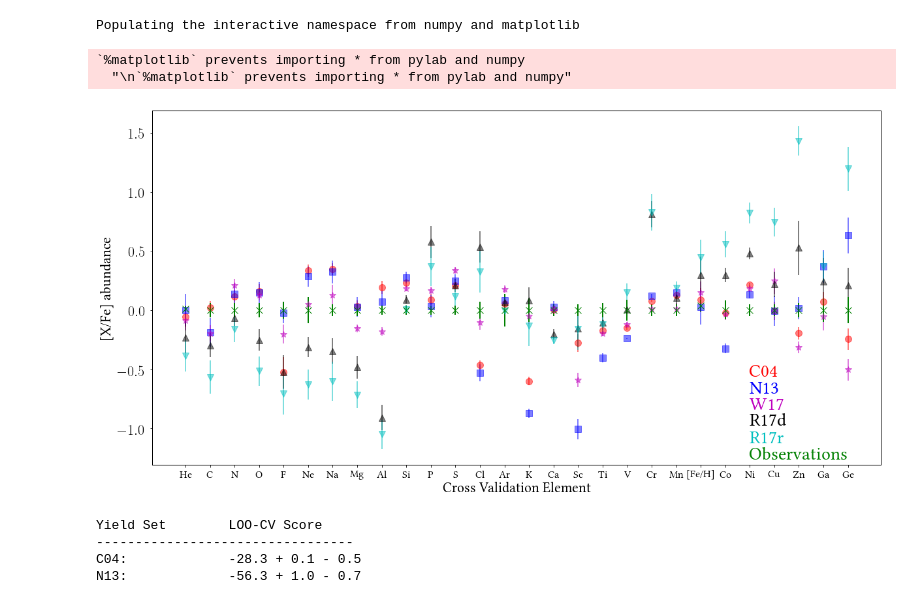
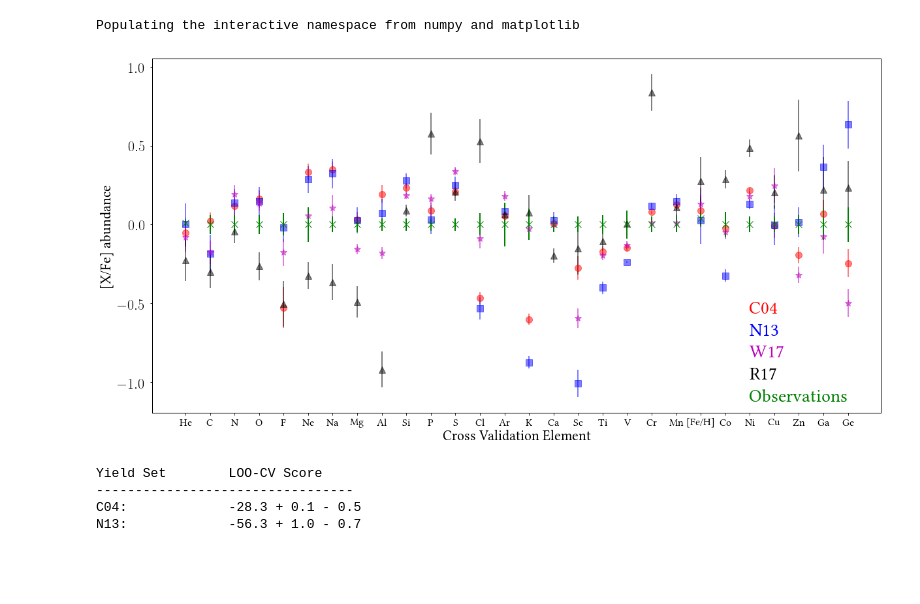
Before and after one commit to oliverphilcox/ChempyMulti, a Jupyter notebook: Overall LOO-CV Scores.ipynb, the cells around one changed output. Cells and saved outputs as stored; diff of their text form; code cells hidden in the pictures; blank space fills up the shorter version.

```diff
--- a/Overall LOO-CV Scores.ipynb
+++ b/Overall LOO-CV Scores.ipynb
@@ -1,31 +1,27 @@
 # %%
 %pylab inline
-dat2 = np.load('/home/philcox/Save/OVERALL/Hogg_element_predictions_chieffi04_net.npz')
-dat3 = np.load('/home/philcox/Save/OVERALL/Hogg_element_predictions_Nomoto2013_net.npz')
-dat4 = np.load('/home/philcox/Save/OVERALL/Hogg_normalised_element_predictions_NuGrid_net_delay.npz')
-dat5 = np.load('/home/philcox/Save/OVERALL/Hogg_normalised_element_predictions_NuGrid_net_rapid.npz')
-dat6 = np.load('/home/philcox/Save/OVERALL/Hogg_normalised_element_predictions_West15_net.npz')
+dat2 = np.load('/home/philcox/Save/OverallAll/Hogg_element_predictions_chieffi04_net.npz')
+dat3 = np.load('/home/philcox/Save/OverallAll/Hogg_element_predictions_Nomoto2013_net.npz')
+dat4 = np.load('/home/philcox/Save/OverallAll/Hogg_normalised_element_predictions_NuGrid_net.npz')
+dat6 = np.load('/home/philcox/Save/OverallAll/Hogg_normalised_element_predictions_West17_net.npz')
 
-name_list = ['C04','N13','W17','R17d','R17r']
-shape_list = ['o','s','*','^','v']
-color_list = ['r','b','m','k','c']
+name_list = ['C04','N13','W17','R17']
+shape_list = ['o','s','*','^']
+color_list = ['r','b','m','k']
 
-data_list = [dat2,dat3,dat6,dat4,dat5]
+data_list = [dat2,dat3,dat6,dat4]
 means = [dat['mean'] for dat in data_list]
 sigmas = [dat['sigma'] for dat in data_list]
 elements = dat2['elements']
 scores = [dat['scores'] for dat in [dat2,dat3]]
-norm_scores = [dat['normalised_scores'] for dat in [dat6,dat4,dat5]]
+norm_scores = [dat['normalised_scores'] for dat in [dat6,dat4]]
 
 dat2.close()
 dat3.close()
 dat4.close()
-dat5.close()
 dat6.close()
 # %% [output]
 Populating the interactive namespace from numpy and matplotlib
-`%matplotlib` prevents importing * from pylab and numpy
-  "\n`%matplotlib` prevents importing * from pylab and numpy"
 # %%
 #  Reorder
 alpha_names = ['He','C','N','O','F','Ne','Na','Mg','Al','Si','P','S','Cl','Ar','K','Ca','Sc','Ti','V','Cr','Mn','Fe','Co','Ni','Cu','Zn','Ga','Ge']
@@ -59,36 +55,36 @@ text_size = 22
 marker_size= 10
 small_text = 16
 plt.rc('font', family='serif',size = large_text)
 plt.rc('xtick', labelsize=small_text)
 plt.rc('ytick', labelsize=text_size)
 plt.rc('axes', labelsize=text_size, lw=1.0)
 plt.rc('lines', linewidth = 2)
 plt.rcParams['ytick.major.pad']='8'
 plt.rcParams['text.latex.preamble']=[r"\usepackage{libertine}"]
 params = {'text.usetex' : True,
     'font.family' : 'libertine',
     'text.latex.unicode': True,
     }
 plt.rcParams.update(params)
 
 # Iterate over trials
-for i in range(5):
+for i in range(4):
     plt.errorbar(np.arange(len(alpha_names)),alphamean[i],yerr=alphasigma[i],fmt=shape_list[i],ms=marker_size,c=color_list[i],alpha=0.5,label=name_list[i])
     plt.text(23,-0.56-0.14*i,name_list[i],color=color_list[i])
 plt.errorbar(np.arange(len(alpha_names)),ps_abun,yerr=ps_err,fmt='x',ms=marker_size,c='g',label='Observations')
-plt.text(23,-0.56-0.14*5,'Observations',color='g')
+plt.text(23,-0.56-0.14*4,'Observations',color='g')
 plt.ylabel('[X/Fe] abundance')
 plt.xlabel('Cross Validation Element')
 #plt.legend(loc='upper right',)
 ax=plt.gca()
 #elements = alpha_names.astype("<U6")
 for e,el in enumerate(alpha_names):
     if el == 'Fe':
         alpha_names[e] = '[Fe/H]'
 la=plt.setp(ax,xticks=np.arange(len(alpha_names)), xticklabels=alpha_names)
 plt.savefig('PaperPlots/element_prediction.pdf',dpi=300,bbox_inches='tight')
 # %% [output]
-[figure, old version]
+[figure, new version]
 # %%
 # Table of scores
 print('Yield Set \t LOO-CV Score')
```
Also changed, not shown: parts of 2 cells of this notebook, 33 other files.
